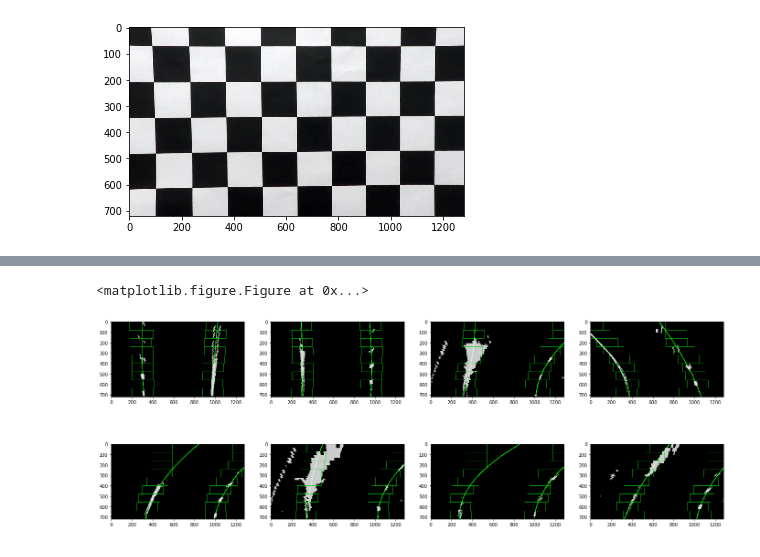
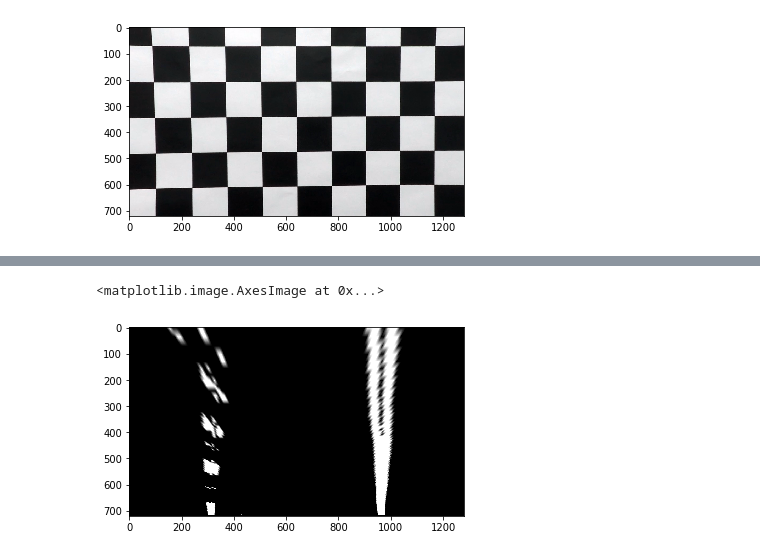
Before and after one commit to ShikaSD/CarND-Advanced-Lane-Lines, a Jupyter notebook: lane-lines.ipynb, the cells around one changed output, grey strips where cells are left out. Cells and saved outputs as stored; diff of their text form; code cells hidden in the pictures.

```diff
--- a/lane-lines.ipynb
+++ b/lane-lines.ipynb
@@ -106,17 +127,28 @@ def threshold(img):
 # %%
-def warp(img):
+def get_warp_dims(img, unwarp=False):
     shape = img.shape
     w = shape[1]
     h = shape[0]
-    src = np.float32([[200, h], [w // 2 - 30, h // 2 + 80], [w // 2 + 30, h // 2 + 80], [w - 150, h]])
+    src = np.float32([[200, h], [w // 2 - 30, h // 2 + 77], [w // 2 + 30, h // 2 + 77], [w - 150, h]])
     dst = np.float32([[300, h], [300, 0], [w - 300, 0], [w - 300, h]])
+
+    if not unwarp:
+        return (src, dst)
+    else:
+        return (dst, src)
+
+def warp(img, unwarp=False):
+    src, dst = get_warp_dims(img, unwarp=unwarp)
     M = cv2.getPerspectiveTransform(src, dst)
-
-    #result = np.copy(img)
-    #cv2.polylines(result, [src.astype(np.int32).reshape(-1, 1, 2)], True, (255, 0, 0), 5)
-    #result = cv2.addWeighted(img, 0.8, result, 1., 0.)
-
     return cv2.warpPerspective(img, M, (img.shape[1], img.shape[0]), flags=cv2.INTER_LINEAR)
+# %%
+image_name = 'test_images/test0.jpg'
+image = warp(threshold(undistort(cv2.imread(image_name), mtx, dist)))
+cv2.imwrite("output/warped.jpg", image * 255)
+plt.imshow(image, cmap="gray")
+# %% [output]
+<matplotlib.image.AxesImage at 0x...>
+[figure, added]
 # %%
 from scipy.interpolate import interp1d
 
@@ -192,12 +223,0 @@ def fit_lines(src):
-# %%
-test_images = glob.glob('test_images/test*.jpg')
-figure = plt.figure()
-f, plots = plt.subplots(2, len(test_images) // 2, figsize=(24, 9))
-plots = np.reshape(plots, [-1])
-for i, name in enumerate(test_images):
-    img = cv2.imread(name)
-    warped = warp(threshold(img))
-    plots[i].imshow(fit_lines(warped), cmap='gray')
-# %% [output]
-<matplotlib.figure.Figure at 0x...>
-[figure, removed]
```
Also changed, not shown: parts of 7 cells of this notebook, 21 other files.
